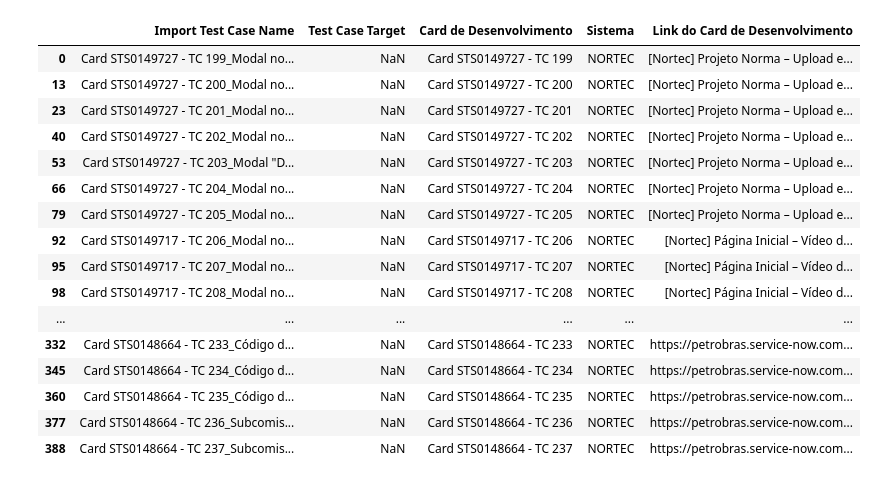
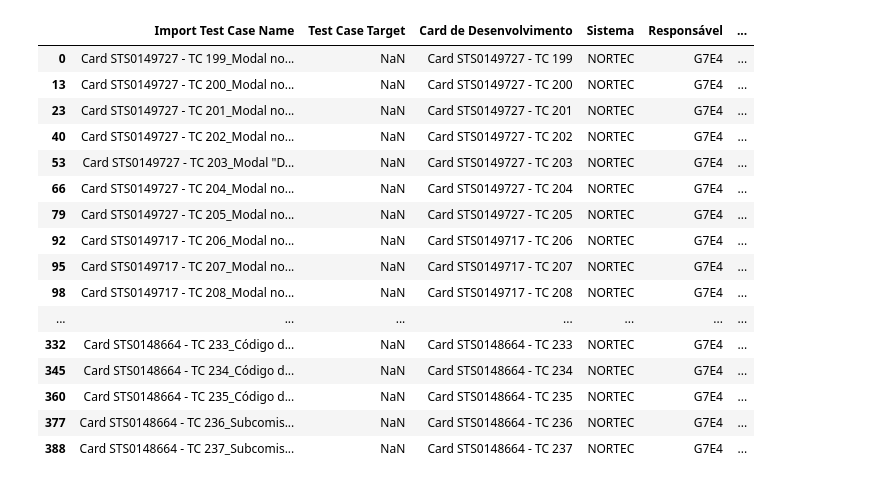
Before and after one commit to BrunoMatheus96/ProjetoBMSL-Automacao-Migracao_de_dados, a Jupyter notebook: rascunho/rascunho.ipynb, the cells around one changed output. Cells and saved outputs as stored; diff of their text form; code cells hidden in the pictures.

Commit message:
criação do word e sua tabela

```diff
--- a/rascunho.ipynb
+++ b/rascunho/rascunho.ipynb
@@ -28,28 +28,29 @@ df.loc[:, ['Import Test Case Name','Test Case Target', 'Card de Desenvolvimento'
 # %%
 # Lista das colunas que quero
-colunas_desejadas = ['Import Test Case Name','Test Case Target', 'Card de Desenvolvimento', 'Sistema','Link do Card de Desenvolvimento']
+colunas_desejadas = ['Import Test Case Name','Test Case Target', 'Card de Desenvolvimento', 'Sistema','Responsável','Link do Card de Desenvolvimento']
 
 # Novo DataFrame só com essas colunas
 df_tabela = df[colunas_desejadas].copy()
 
 df_tabela = df_tabela.dropna(how='all')
+df_tabela = df_tabela.apply(lambda col: col.apply(lambda x: x.strip() if isinstance(x, str) else x))
 
 df_tabela.head(50)
 # %% [output]
-|  | Import Test Case Name | Test Case Target | Card de Desenvolvimento | Sistema | Link do Card de Desenvolvimento |
-| 0 | Card STS0149727 - TC 199_Modal no... | NaN | Card STS0149727 - TC 199 | NORTEC | [Nortec] Projeto Norma – Upload e... |
-| 13 | Card STS0149727 - TC 200_Modal no... | NaN | Card STS0149727 - TC 200 | NORTEC | [Nortec] Projeto Norma – Upload e... |
-| 23 | Card STS0149727 - TC 201_Modal no... | NaN | Card STS0149727 - TC 201 | NORTEC | [Nortec] Projeto Norma – Upload e... |
-| 40 | Card STS0149727 - TC 202_Modal no... | NaN | Card STS0149727 - TC 202 | NORTEC | [Nortec] Projeto Norma – Upload e... |
-| 53 | Card STS0149727 - TC 203_Modal "D... | NaN | Card STS0149727 - TC 203 | NORTEC | [Nortec] Projeto Norma – Upload e... |
-| 66 | Card STS0149727 - TC 204_Modal no... | NaN | Card STS0149727 - TC 204 | NORTEC | [Nortec] Projeto Norma – Upload e... |
-| 79 | Card STS0149727 - TC 205_Modal no... | NaN | Card STS0149727 - TC 205 | NORTEC | [Nortec] Projeto Norma – Upload e... |
-| 92 | Card STS0149717 - TC 206_Modal no... | NaN | Card STS0149717 - TC 206 | NORTEC | [Nortec] Página Inicial – Vídeo d... |
-| 95 | Card STS0149717 - TC 207_Modal no... | NaN | Card STS0149717 - TC 207 | NORTEC | [Nortec] Página Inicial – Vídeo d... |
-| 98 | Card STS0149717 - TC 208_Modal no... | NaN | Card STS0149717 - TC 208 | NORTEC | [Nortec] Página Inicial – Vídeo d... |
-| ... | ... | ... | ... | ... | ... |
-| 332 | Card STS0148664 - TC 233_Código d... | NaN | Card STS0148664 - TC 233 | NORTEC | https://petrobras.service-now.com... |
-| 345 | Card STS0148664 - TC 234_Código d... | NaN | Card STS0148664 - TC 234 | NORTEC | https://petrobras.service-now.com... |
-| 360 | Card STS0148664 - TC 235_Código d... | NaN | Card STS0148664 - TC 235 | NORTEC | https://petrobras.service-now.com... |
-| 377 | Card STS0148664 - TC 236_Subcomis... | NaN | Card STS0148664 - TC 236 | NORTEC | https://petrobras.service-now.com... |
-| 388 | Card STS0148664 - TC 237_Subcomis... | NaN | Card STS0148664 - TC 237 | NORTEC | https://petrobras.service-now.com... |
+|  | Import Test Case Name | Test Case Target | Card de Desenvolvimento | Sistema | Responsável | ... |
+| 0 | Card STS0149727 - TC 199_Modal no... | NaN | Card STS0149727 - TC 199 | NORTEC | G7E4 | ... |
+| 13 | Card STS0149727 - TC 200_Modal no... | NaN | Card STS0149727 - TC 200 | NORTEC | G7E4 | ... |
+| 23 | Card STS0149727 - TC 201_Modal no... | NaN | Card STS0149727 - TC 201 | NORTEC | G7E4 | ... |
+| 40 | Card STS0149727 - TC 202_Modal no... | NaN | Card STS0149727 - TC 202 | NORTEC | G7E4 | ... |
+| 53 | Card STS0149727 - TC 203_Modal "D... | NaN | Card STS0149727 - TC 203 | NORTEC | G7E4 | ... |
+| 66 | Card STS0149727 - TC 204_Modal no... | NaN | Card STS0149727 - TC 204 | NORTEC | G7E4 | ... |
+| 79 | Card STS0149727 - TC 205_Modal no... | NaN | Card STS0149727 - TC 205 | NORTEC | G7E4 | ... |
+| 92 | Card STS0149717 - TC 206_Modal no... | NaN | Card STS0149717 - TC 206 | NORTEC | G7E4 | ... |
+| 95 | Card STS0149717 - TC 207_Modal no... | NaN | Card STS0149717 - TC 207 | NORTEC | G7E4 | ... |
+| 98 | Card STS0149717 - TC 208_Modal no... | NaN | Card STS0149717 - TC 208 | NORTEC | G7E4 | ... |
+| ... | ... | ... | ... | ... | ... | ... |
+| 332 | Card STS0148664 - TC 233_Código d... | NaN | Card STS0148664 - TC 233 | NORTEC | G7E4 | ... |
+| 345 | Card STS0148664 - TC 234_Código d... | NaN | Card STS0148664 - TC 234 | NORTEC | G7E4 | ... |
+| 360 | Card STS0148664 - TC 235_Código d... | NaN | Card STS0148664 - TC 235 | NORTEC | G7E4 | ... |
+| 377 | Card STS0148664 - TC 236_Subcomis... | NaN | Card STS0148664 - TC 236 | NORTEC | G7E4 | ... |
+| 388 | Card STS0148664 - TC 237_Subcomis... | NaN | Card STS0148664 - TC 237 | NORTEC | G7E4 | ... |
```
Also changed, not shown: parts of 2 cells of this notebook, 5 other files.
